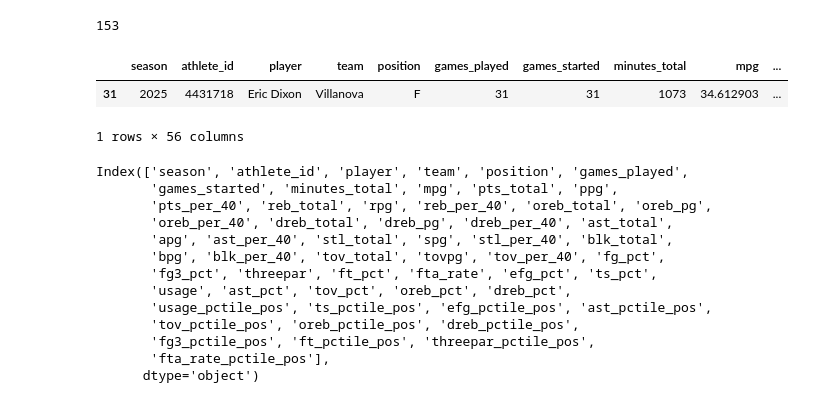
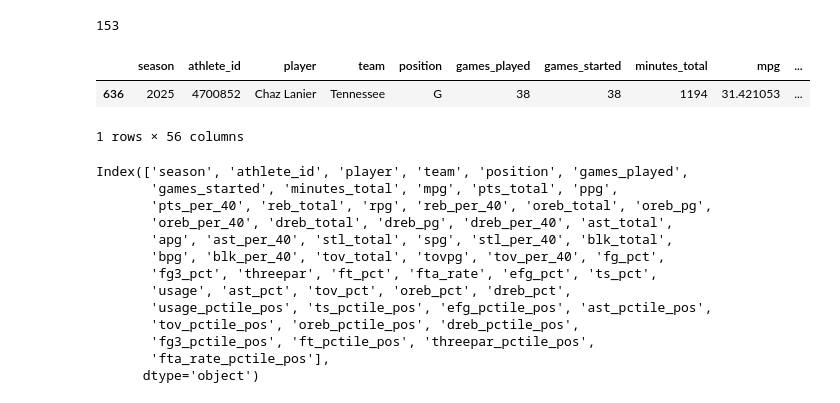
Before and after one commit to thejjserg/basketball-analytics, a Jupyter notebook: Assignments/Assignment-5-Draft-Prospect-Report.ipynb, the cells around one changed output. Drawn from its saved outputs; the diff is of its cells as text; code cells hidden in the pictures.

Commit message:
Decide on Chaz Lanier

```diff
--- a/Assignments/Assignment-5-Draft-Prospect-Report.ipynb
+++ b/Assignments/Assignment-5-Draft-Prospect-Report.ipynb
@@ -112,10 +112,10 @@ len(player_game_data)
 # %% [output]
 153
 # %%
-player_game_data[player_game_data["ppg"] == 23]
+player_game_data[player_game_data["player"] == "Chaz Lanier"]
 # %% [output]
 |  | season | athlete_id | player | team | position | games_played | games_started | minutes_total | mpg | ... |
-| 31 | 2025 | 4431718 | Eric Dixon | Villanova | F | 31 | 31 | 1073 | 34.612903 | ... |
+| 636 | 2025 | 4700852 | Chaz Lanier | Tennessee | G | 38 | 38 | 1194 | 31.421053 | ... |
 1 rows × 56 columns
 # %%
 player_game_data.columns
```
Also changed, not shown: parts of 1 cell of this notebook, 1 other file.
